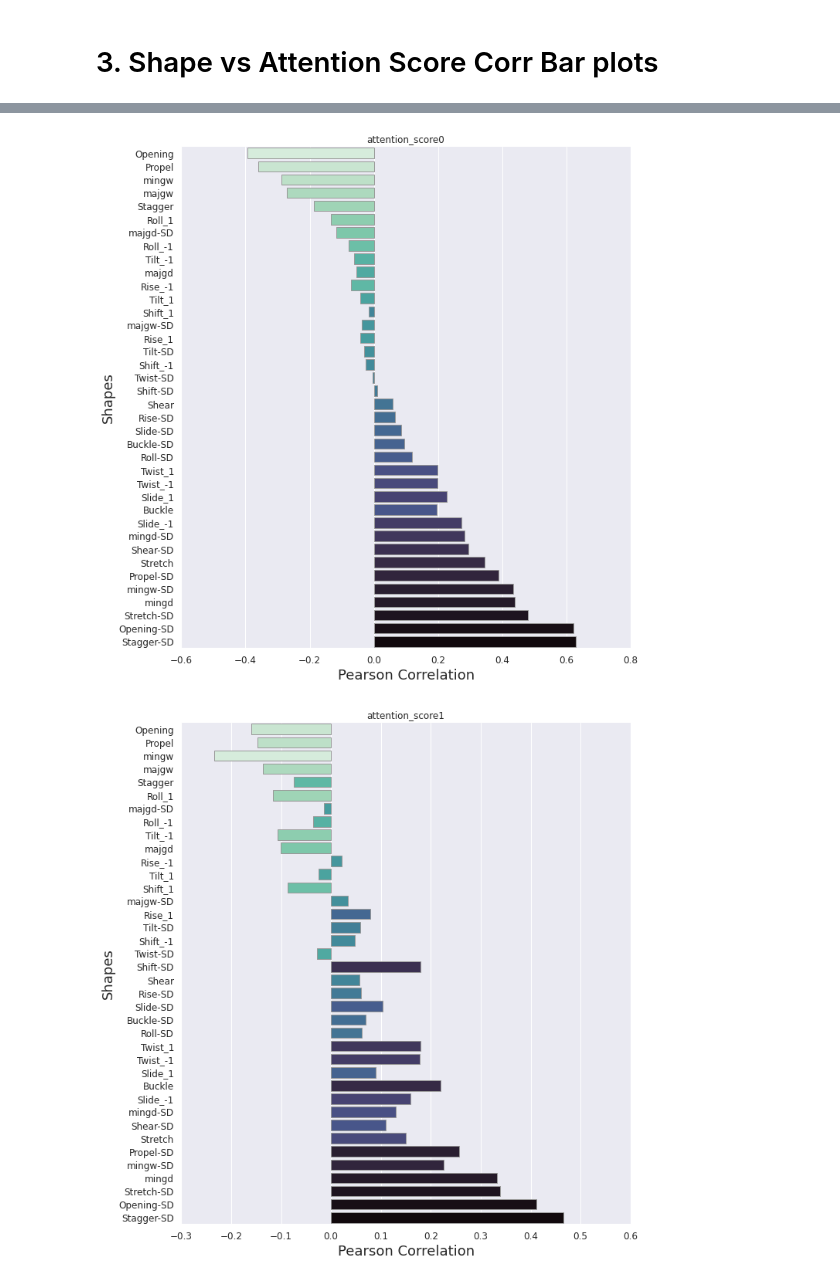
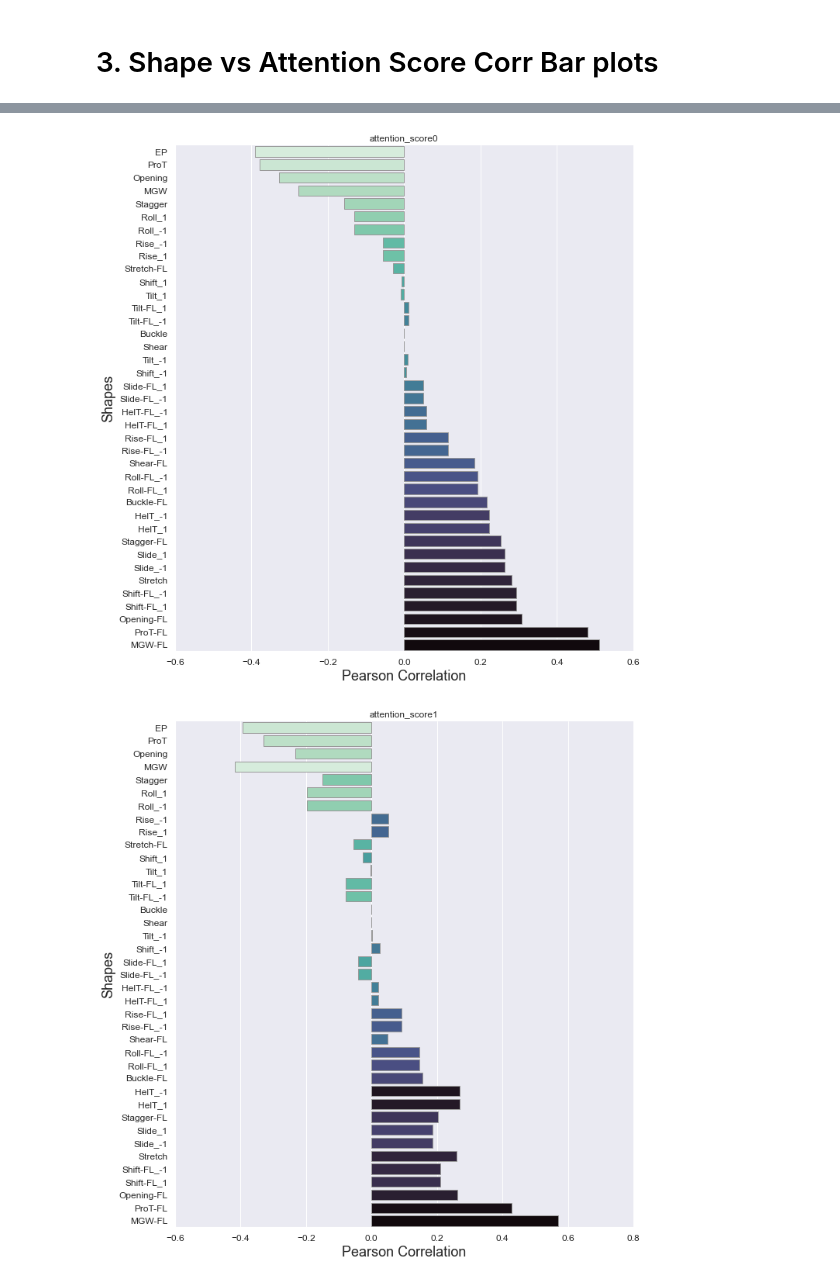
Before and after one commit to beckii0930/nucleosome_occupancy, a Jupyter notebook: tbinet_stuff/analyze_attention3.ipynb, the cells around one changed output, grey strips where cells are left out. Saved outputs shown, nothing was run; the diff lists cells and outputs as text; code cells hidden in the pictures.

```diff
--- a/tbinet_stuff/analyze_attention3.ipynb
+++ b/tbinet_stuff/analyze_attention3.ipynb
@@ -482,7 +495,8 @@ AllDNAshape = ['Shear', 'Stretch', 'Stagger', 'Buckle', 'Propel', 'Opening',
 All_params_names = ["intra_trans","intra_rot","inter_trans","inter_rot","GrooveWidth","intra_trans_SD","inter_trans_SD","intra_rot_SD","inter_rot_SD","GrooveWidth_SD"]
 
 # fileName = "/Users/yibeijia/Downloads/ProjectStuff/mc_pentamer_06042020.txt"
-fileName = "/home/yibei/Projects/nucleosome_occupancy/mc_pentamer_06042020.txt"
+fileName = "/Users/yibeijia/Downloads/ProjectStuff/pentamer_table.txt"
+# fileName = "/home/yibei/Projects/nucleosome_occupancy/mc_pentamer_06042020.txt"
 tb = read_SD_table(fileName);
 
 # all_norm_shape_vals, all_shape_vals2 = shape_param_analysis(tb)
@@ -854,13 +749,12 @@ Name: Shapes, dtype: object
 #################### Add person correlation annotation All Normalized ###################
 def plotAttention(whichAttention, shape_order, title):
     from scipy import stats
-    AllDNAshape = ['Shear', 'Stretch', 'Stagger', 'Buckle', 'Propel', 'Opening',
-    'Shift_-1', 'Shift_1', 'Slide_-1', 'Slide_1', 'Rise_-1', 'Rise_1',
-                'Tilt_-1', 'Tilt_1',
-    'Roll_-1', 'Roll_1', 'Twist_-1', 'Twist_1', 'mingw', 'mingd', 'majgw', 'majgd',
-    'Shear-SD', 'Stretch-SD', 'Stagger-SD', 'Buckle-SD', 'Propel-SD', 'Opening-SD',
-    'Shift-SD', 'Slide-SD', 'Rise-SD', 'Tilt-SD', 'Roll-SD', 'Twist-SD', 'mingw-SD',
-    'mingd-SD', 'majgw-SD', 'majgd-SD']
+    AllDNAshape = ['Shear', 'Stretch', 'Stagger',
+'Buckle', 'ProT', 'Opening', 'MGW', 'EP', 'Shear-FL', 'Stretch-FL', 'Stagger-FL', 'Buckle-FL',
+'ProT-FL', 'Opening-FL', 'MGW-FL', 'Shift_-1', 'Shift_1', 'Slide_-1', 'Slide_1', 'Rise_-1',
+'Rise_1', 'Tilt_-1', 'Tilt_1', 'Roll_-1', 'Roll_1', 'HelT_-1', 'HelT_1', 'Shift-FL_-1',
+'Shift-FL_1', 'Slide-FL_-1', 'Slide-FL_1', 'Rise-FL_-1', 'Rise-FL_1', 'Tilt-FL_-1', 'Tilt-FL_1',
+'Roll-FL_-1', 'Roll-FL_1', 'HelT-FL_-1', 'HelT-FL_1']
 
     all_shape_df = {}
     for shape in AllDNAshape:
@@ -898,5 +792,5 @@ def plotAttention(whichAttention, shape_order, title):
     plt.title(whichAttention)
     if whichAttention == 'attention_score': whichAttention=whichAttention+"_all"
     if whichAttention == 'attention_score_norm': whichAttention=whichAttention+"norm_all"
-    plt.savefig( fig_path + whichAttention + '.png', dpi=200, bbox_inches='tight')
-    return shape_order
+#     plt.savefig( fig_path + whichAttention + '.png', dpi=200, bbox_inches='tight')
+    return shape_order, df_sorted
@@ -903,5 +839,5 @@ def plotAttention(whichAttention, shape_order, title):
 # %%
-################################### Correlation plots for DNA shape ###################################
+################################### Correlation plots for DNA shape SEQ COUNT ###################################
 import seaborn as sns
 import matplotlib.pyplot
 
@@ -922,13 +858,20 @@ for k in tb.items(): # set values to the 5mer order as seen in tb
     attention_score_norm0.append(ordered_map_add_norm0[k[0]])
     attention_score_norm1.append(ordered_map_add_norm1[k[0]])
 
-shape_df =  pd.DataFrame.from_dict(tb,orient='index', columns=['Shear', 'Stretch', 'Stagger', 'Buckle', 'Propel', 'Opening',
-'Shift_-1', 'Shift_1', 'Slide_-1', 'Slide_1', 'Rise_-1', 'Rise_1','Tilt_-1', 'Tilt_1',
-'Roll_-1', 'Roll_1', 'Twist_-1', 'Twist_1', 'mingw', 'mingd', 'majgw', 'majgd',
-'Shear-SD', 'Stretch-SD', 'Stagger-SD', 'Buckle-SD', 'Propel-SD', 'Opening-SD',
-'Shift-SD', 'Slide-SD', 'Rise-SD', 'Tilt-SD', 'Roll-SD', 'Twist-SD', 'mingw-SD',
-'mingd-SD', 'majgw-SD', 'majgd-SD'])
-# print(shape_df)
+# shape_df =  pd.DataFrame.from_dict(tb,orient='index', columns=['Shear', 'Stretch', 'Stagger', 'Buckle', 'Propel', 'Opening',
+# 'Shift_-1', 'Shift_1', 'Slide_-1', 'Slide_1', 'Rise_-1', 'Rise_1','Tilt_-1', 'Tilt_1',
+# 'Roll_-1', 'Roll_1', 'Twist_-1', 'Twist_1', 'mingw', 'mingd', 'majgw', 'majgd',
+# 'Shear-SD', 'Stretch-SD', 'Stagger-SD', 'Buckle-SD', 'Propel-SD', 'Opening-SD',
+# 'Shift-SD', 'Slide-SD', 'Rise-SD', 'Tilt-SD', 'Roll-SD', 'Twist-SD', 'mingw-SD',
+# 'mingd-SD', 'majgw-SD', 'majgd-SD'])
+
+shape_df =  pd.DataFrame.from_dict(tb,orient='index', columns=['Shear', 'Stretch', 'Stagger',
+'Buckle', 'ProT', 'Opening', 'MGW', 'EP', 'Shear-FL', 'Stretch-FL', 'Stagger-FL', 'Buckle-FL',
+'ProT-FL', 'Opening-FL', 'MGW-FL', 'Shift_-1', 'Shift_1', 'Slide_-1', 'Slide_1', 'Rise_-1',
+'Rise_1', 'Tilt_-1', 'Tilt_1', 'Roll_-1', 'Roll_1', 'HelT_-1', 'HelT_1', 'Shift-FL_-1',
+'Shift-FL_1', 'Slide-FL_-1', 'Slide-FL_1', 'Rise-FL_-1', 'Rise-FL_1', 'Tilt-FL_-1', 'Tilt-FL_1',
+'Roll-FL_-1', 'Roll-FL_1', 'HelT-FL_-1', 'HelT-FL_1'])
+print(shape_df)
 shape_df['attention_score'] = attention_score
 shape_df['attention_score0'] = attention_score0
 shape_df['attention_score1'] = attention_score1
@@ -937,9 +880,9 @@ shape_df['attention_score_norm'] = attention_score_norm
 shape_df['attention_score_norm0'] = attention_score_norm0
 shape_df['attention_score_norm1'] = attention_score_norm1
 
-shape_ordered = plotAttention('attention_score', [],'Attention Score' )
-plotAttention('attention_score0', shape_ordered, 'Attention Score for Nucleosome Depleted Sequences')
-plotAttention('attention_score1', shape_ordered, 'Attention Score for Nucleosome Enriched Sequences' )
+shape_ordered,df_sorted = plotAttention('attention_score', [],'Attention Score' )
+_,df_sorted0=plotAttention('attention_score0', shape_ordered, 'Attention Score for Nucleosome Depleted Sequences')
+_,df_sorted1=plotAttention('attention_score1', shape_ordered, 'Attention Score for Nucleosome Enriched Sequences' )
 
 # shape_ordered = plotAttention('attention_score_norm', [],'Attention Score Normalized' )
 plotAttention('attention_score_norm', shape_ordered,'Attention Score Normalized' )
@@ -967,2 +927,2 @@ Name: Shapes, dtype: object
-[figure, old version]
+[figure, new version]
-[figure, old version]
+[figure, new version]
```
Also changed, not shown: parts of 62 cells of this notebook, 34 other files.
